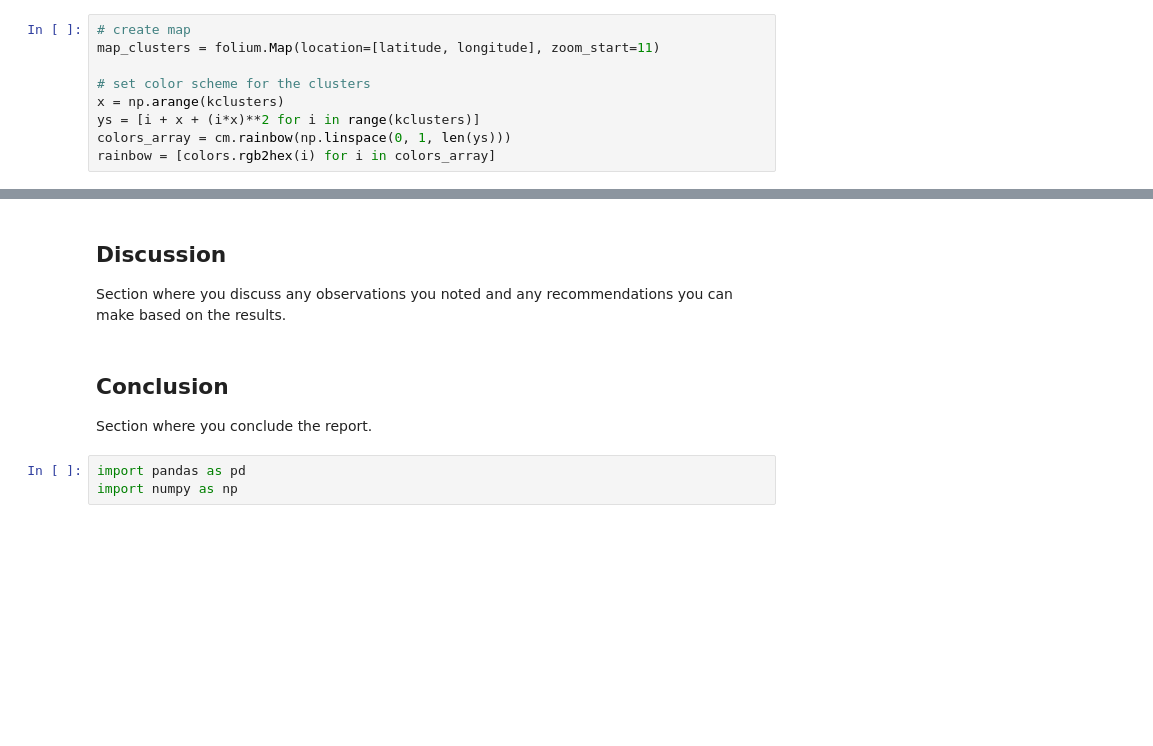
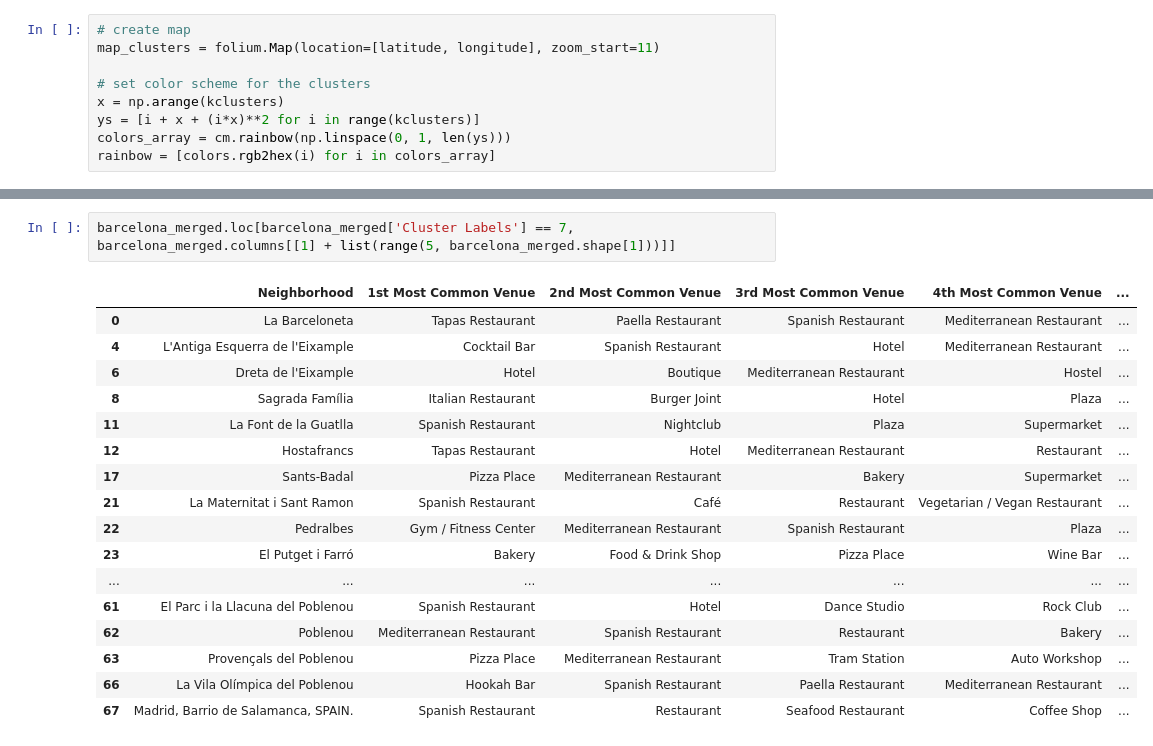
Before and after one commit to isaacfarreras/Coursera_Capstone, a Jupyter notebook: Coursera_capstone_IFAL.ipynb, the cells around one changed output, grey strips where cells are left out. Saved outputs shown, nothing was run; the diff lists cells and outputs as text; blank space fills up the shorter version.

```diff
--- a/Coursera_capstone_IFAL.ipynb
+++ b/Coursera_capstone_IFAL.ipynb
@@ -585,9 +578,20 @@ Section where you discuss the results.
-# %% [markdown]
-## Discussion
-Section where you discuss any observations you noted and any recommendations you can make based on the results.
-# %% [markdown]
-## Conclusion
-Section where you conclude the report.
-# %%
-import pandas as pd
-import numpy as np
+# %%
+barcelona_merged.loc[barcelona_merged['Cluster Labels'] == 7, barcelona_merged.columns[[1] + list(range(5, barcelona_merged.shape[1]))]]
+# %% [output]
+|  | Neighborhood | 1st Most Common Venue | 2nd Most Common Venue | 3rd Most Common Venue | 4th Most Common Venue | ... |
+| 0 | La Barceloneta | Tapas Restaurant | Paella Restaurant | Spanish Restaurant | Mediterranean Restaurant | ... |
+| 4 | L'Antiga Esquerra de l'Eixample | Cocktail Bar | Spanish Restaurant | Hotel | Mediterranean Restaurant | ... |
+| 6 | Dreta de l'Eixample | Hotel | Boutique | Mediterranean Restaurant | Hostel | ... |
+| 8 | Sagrada Família | Italian Restaurant | Burger Joint | Hotel | Plaza | ... |
+| 11 | La Font de la Guatlla | Spanish Restaurant | Nightclub | Plaza | Supermarket | ... |
+| 12 | Hostafrancs | Tapas Restaurant | Hotel | Mediterranean Restaurant | Restaurant | ... |
+| 17 | Sants-Badal | Pizza Place | Mediterranean Restaurant | Bakery | Supermarket | ... |
+| 21 | La Maternitat i Sant Ramon | Spanish Restaurant | Café | Restaurant | Vegetarian / Vegan Restaurant | ... |
+| 22 | Pedralbes | Gym / Fitness Center | Mediterranean Restaurant | Spanish Restaurant | Plaza | ... |
+| 23 | El Putget i Farró | Bakery | Food & Drink Shop | Pizza Place | Wine Bar | ... |
+| ... | ... | ... | ... | ... | ... | ... |
+| 61 | El Parc i la Llacuna del Poblenou | Spanish Restaurant | Hotel | Dance Studio | Rock Club | ... |
+| 62 | Poblenou | Mediterranean Restaurant | Spanish Restaurant | Restaurant | Bakery | ... |
+| 63 | Provençals del Poblenou | Pizza Place | Mediterranean Restaurant | Tram Station | Auto Workshop | ... |
+| 66 | La Vila Olímpica del Poblenou | Hookah Bar | Spanish Restaurant | Paella Restaurant | Mediterranean Restaurant | ... |
+| 67 | Madrid, Barrio de Salamanca, SPAIN. | Spanish Restaurant | Restaurant | Seafood Restaurant | Coffee Shop | ... |
```
Also changed, not shown: parts of 17 cells of this notebook.
